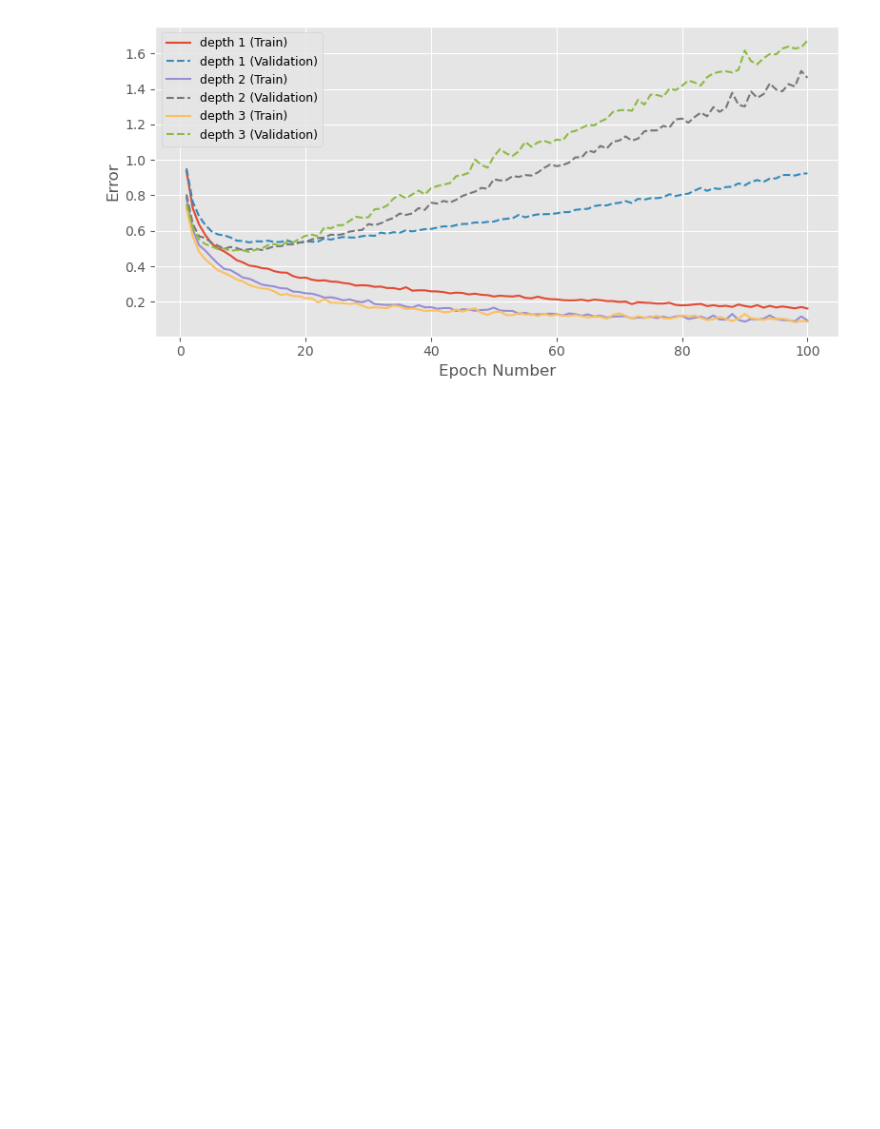
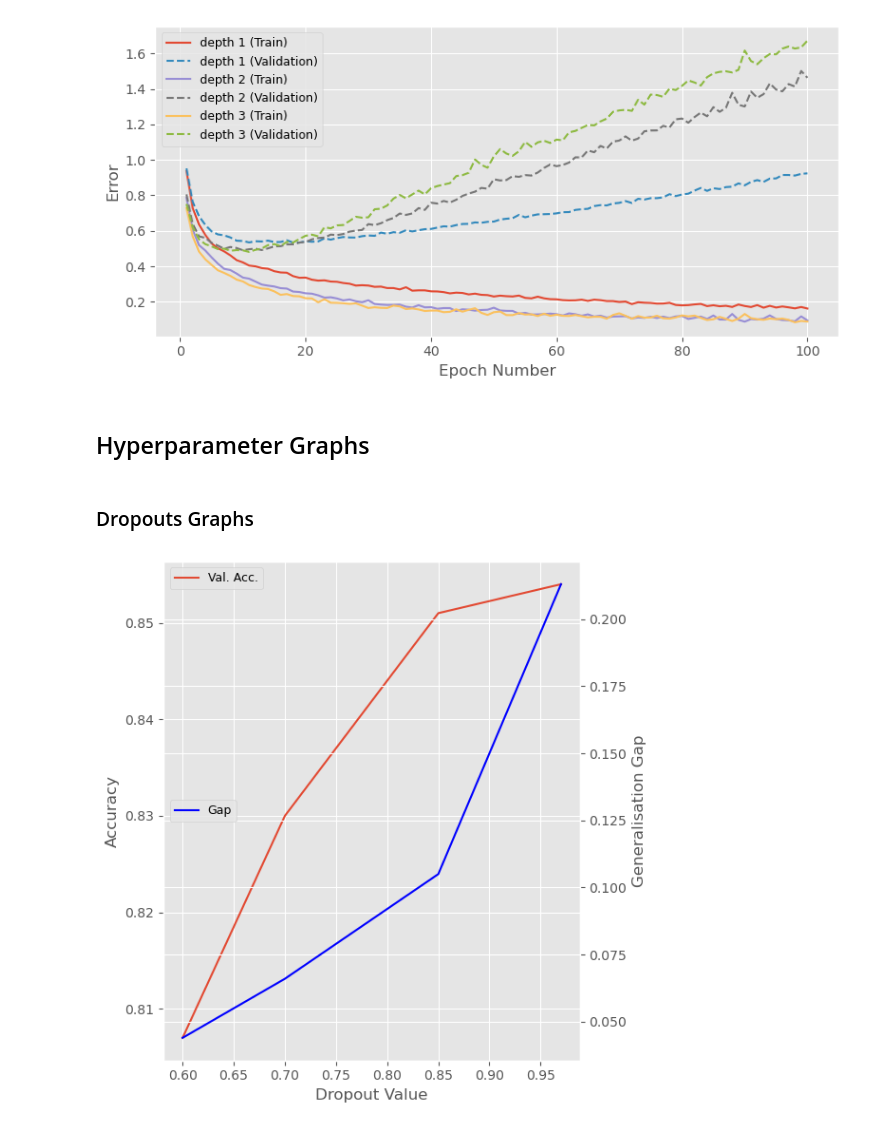
Before and after one commit to FlintyTub49/MLPractical-UoE, a Jupyter notebook: notebooks/Coursework_1.ipynb, the cells around one changed output. Drawn from its saved outputs; the diff is of its cells as text; code cells hidden in the pictures; blank space fills up the shorter version.

Commit message:
Updated Figure 4

```diff
--- a/notebooks/Coursework_1.ipynb
+++ b/notebooks/Coursework_1.ipynb
@@ -786,3 +786,36 @@ if filename:
 plt.show()
 # %% [output]
 [figure]
+# %% [markdown]
+## Hyperparameter Graphs
+# %% [markdown]
+### Dropouts Graphs
+# %%
+drop_values = [0.6, 0.7, 0.85, 0.97]
+val_accuracies = [0.807, 0.83, 0.851, 0.854]
+
+train_errors = [0.549, 0.445, 0.329, 0.244]
+val_errors = [0.593, 0.511, 0.434, 0.457]
+gen_gap = [i - j for i, j in zip(val_errors, train_errors)]
+
+fig = plt.figure(figsize = (6, 6))
+ax = fig.add_subplot(111)
+ax2 = ax.twinx()
+line1 = ax.plot(drop_values, val_accuracies, label = 'Val. Acc.')
+line2 = ax2.plot(drop_values, gen_gap, label = 'Gap', c = 'b')
+
+ax.set_xlabel('Dropout Value', fontsize=12)
+ax.set_ylabel('Accuracy', fontsize=12)
+ax2.set_ylabel('Generalisation Gap', fontsize=12)
+
+ax.grid('on');
+ax.legend(loc='upper left', fontsize=9)
+ax2.legend(loc='center left', fontsize=9)
+fig.tight_layout()
+
+filename = 'fig4_dropout'
+if filename:
+    fig.savefig(f'/Users/arthakhouri/Desktop/UoE/Machine Learning Practical/MLPractical-UoE/report/figures/{filename}.pdf')
+plt.show()
+# %% [output]
+[figure, added]
```
Also changed, not shown: parts of 4 cells of this notebook, 10 other files.
